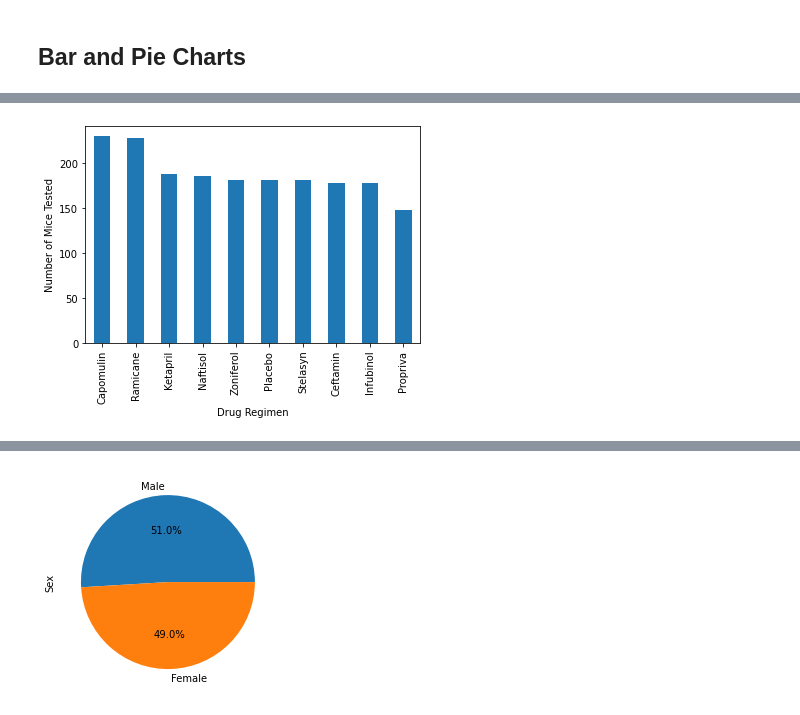
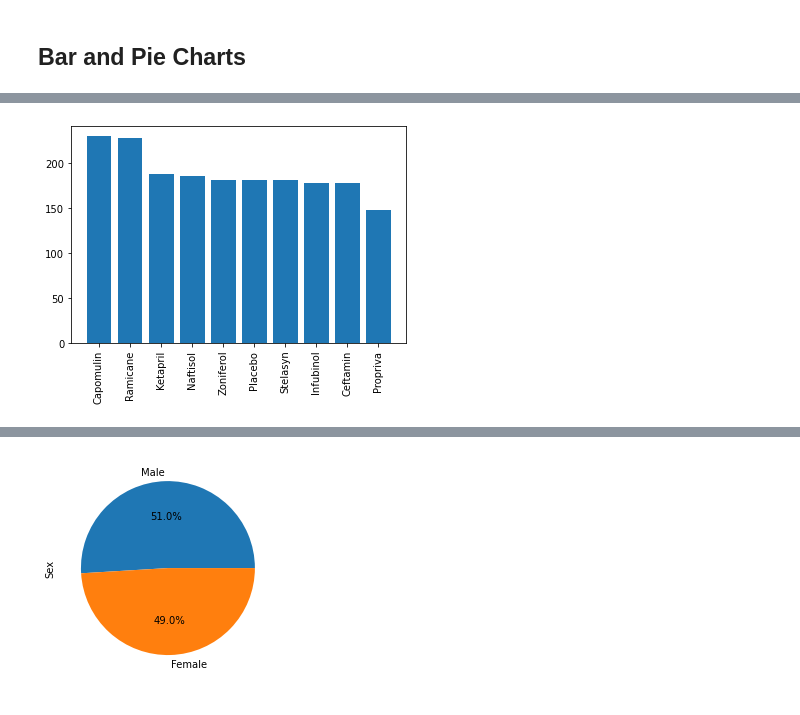
Before and after one commit to ailiushin/Matplotlib-challenge, a Jupyter notebook: Pymaceuticals/pymaceuticals.ipynb, the cells around one changed output, grey strips where cells are left out. Drawn from its saved outputs; the diff is of its cells as text; code cells hidden in the pictures.

```diff
--- a/Pymaceuticals/pymaceuticals.ipynb
+++ b/Pymaceuticals/pymaceuticals.ipynb
@@ -61,8 +62,8 @@ dup_id.head()
 # %%
 # Create a clean DataFrame by dropping the duplicate mouse by its ID (aka remove all records for that mouse)
 # There are multiple ways of doing this and it is good to search online to see the suggestions.
-clean_data = combined_data.drop_duplicates(subset=['Mouse ID'])
-clean_data = clean_data.loc[clean_data['Mouse ID'] != "g989"]
+# clean_data = combined_data.drop_duplicates(subset=['Mouse ID'])
+clean_data = combined_data.loc[combined_data['Mouse ID'] != "g989"]
 clean_data.head()
 # %% [output]
 |  | Mouse ID | Drug Regimen | Sex | Age_months | Weight (g) | Timepoint | Tumor Volume (mm3) | ... |
@@ -118,4 +143,10 @@ len(pd.unique(clean_data['Mouse ID']))
 # %%
-# Generate a bar plot showing the total number of timepoints for all mice tested for each drug regimen using Pandas.
+# Generate a bar plot showing the total number of timepoints for all mice tested for each drug regimen using pyplot.
+
+bar2_data = clean_data["Drug Regimen"].value_counts()
+bar2_data.head()
+
+plt.bar(bar2_data.index.values, bar2_data.values)
+plt.xticks(rotation="vertical");
 # %% [output]
-[figure, old version]
+[figure, new version]
```
Also changed, not shown: parts of 8 cells of this notebook, 1 other file.
